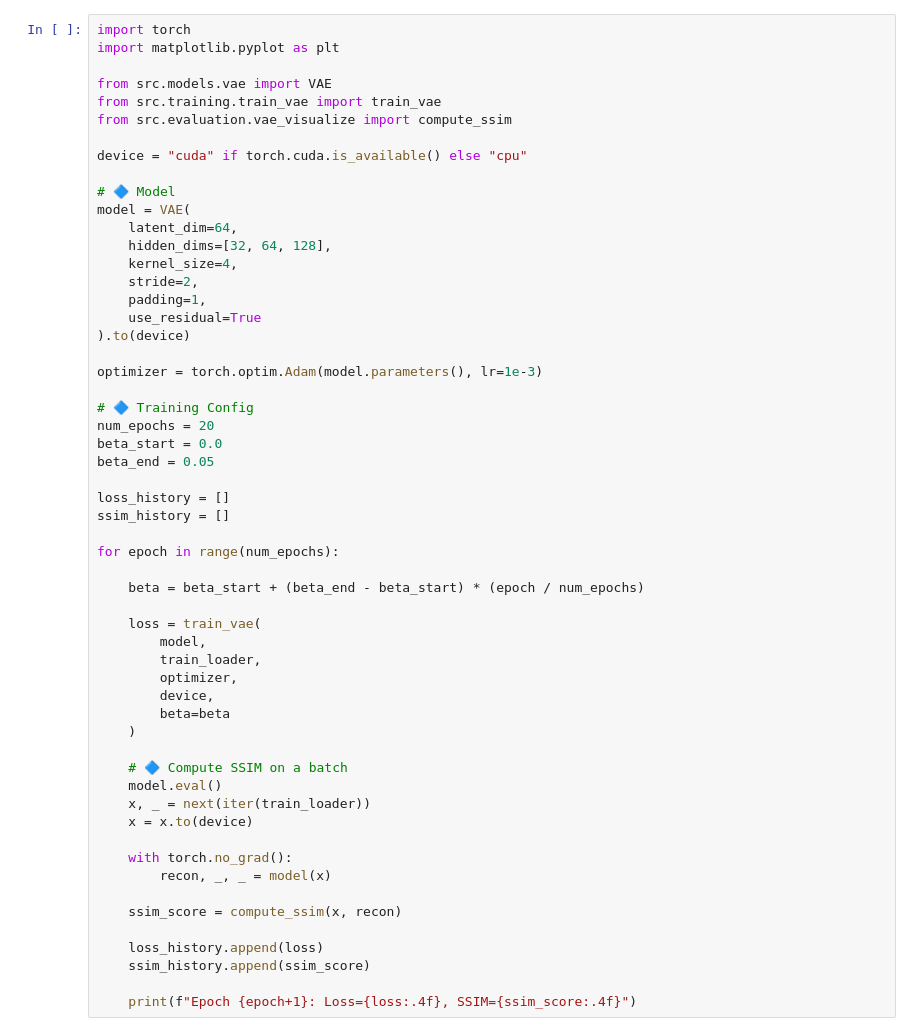
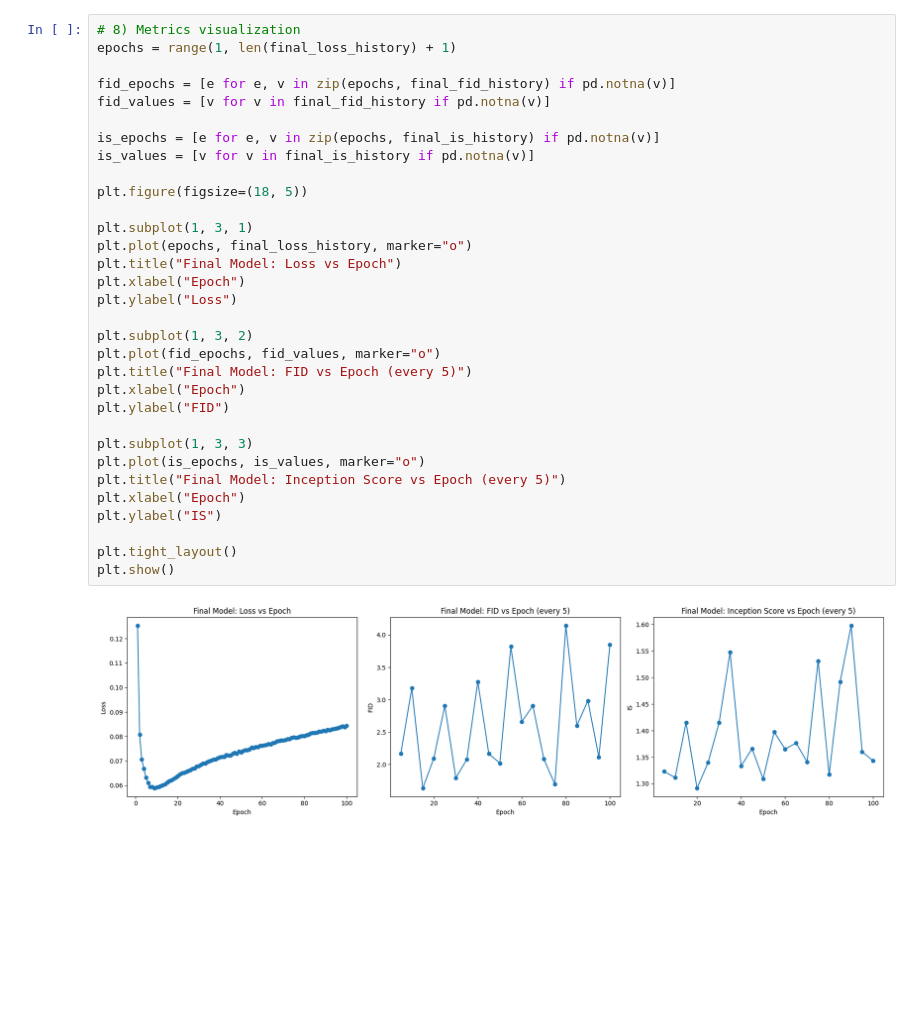
Before and after one commit to Crisp79/GenAI, a Jupyter notebook: notebooks/vae.ipynb, the cells around one changed output. Saved outputs shown, nothing was run; the diff lists cells and outputs as text; blank space fills up the shorter version.

```diff
--- a/notebooks/vae.ipynb
+++ b/notebooks/vae.ipynb
@@ -185,57 +321,35 @@ generate_vae_samples(
 # %%
-import torch
-import matplotlib.pyplot as plt
+# 8) Metrics visualization
+epochs = range(1, len(final_loss_history) + 1)
 
-from src.models.vae import VAE
-from src.training.train_vae import train_vae
-from src.evaluation.vae_visualize import compute_ssim
+fid_epochs = [e for e, v in zip(epochs, final_fid_history) if pd.notna(v)]
+fid_values = [v for v in final_fid_history if pd.notna(v)]
 
-device = "cuda" if torch.cuda.is_available() else "cpu"
+is_epochs = [e for e, v in zip(epochs, final_is_history) if pd.notna(v)]
+is_values = [v for v in final_is_history if pd.notna(v)]
 
-# 🔷 Model
-model = VAE(
-    latent_dim=64,
-    hidden_dims=[32, 64, 128],
-    kernel_size=4,
-    stride=2,
-    padding=1,
-    use_residual=True
-).to(device)
+plt.figure(figsize=(18, 5))
 
-optimizer = torch.optim.Adam(model.parameters(), lr=1e-3)
+plt.subplot(1, 3, 1)
+plt.plot(epochs, final_loss_history, marker="o")
+plt.title("Final Model: Loss vs Epoch")
+plt.xlabel("Epoch")
+plt.ylabel("Loss")
 
-# 🔷 Training Config
-num_epochs = 20
-beta_start = 0.0
-beta_end = 0.05
+plt.subplot(1, 3, 2)
+plt.plot(fid_epochs, fid_values, marker="o")
+plt.title("Final Model: FID vs Epoch (every 5)")
+plt.xlabel("Epoch")
+plt.ylabel("FID")
 
-loss_history = []
-ssim_history = []
+plt.subplot(1, 3, 3)
+plt.plot(is_epochs, is_values, marker="o")
+plt.title("Final Model: Inception Score vs Epoch (every 5)")
+plt.xlabel("Epoch")
+plt.ylabel("IS")
 
-for epoch in range(num_epochs):
-
-    beta = beta_start + (beta_end - beta_start) * (epoch / num_epochs)
-
-    loss = train_vae(
-        model,
-        train_loader,
-        optimizer,
-        device,
-        beta=beta
-    )
-
-    # 🔷 Compute SSIM on a batch
-    model.eval()
-    x, _ = next(iter(train_loader))
-    x = x.to(device)
-
-    with torch.no_grad():
-        recon, _, _ = model(x)
-
-    ssim_score = compute_ssim(x, recon)
-
-    loss_history.append(loss)
-    ssim_history.append(ssim_score)
-
-    print(f"Epoch {epoch+1}: Loss={loss:.4f}, SSIM={ssim_score:.4f}")
+plt.tight_layout()
+plt.show()
+# %% [output]
+[figure, added]
 # %%
```
Also changed, not shown: parts of 17 cells of this notebook, 46 other files.
